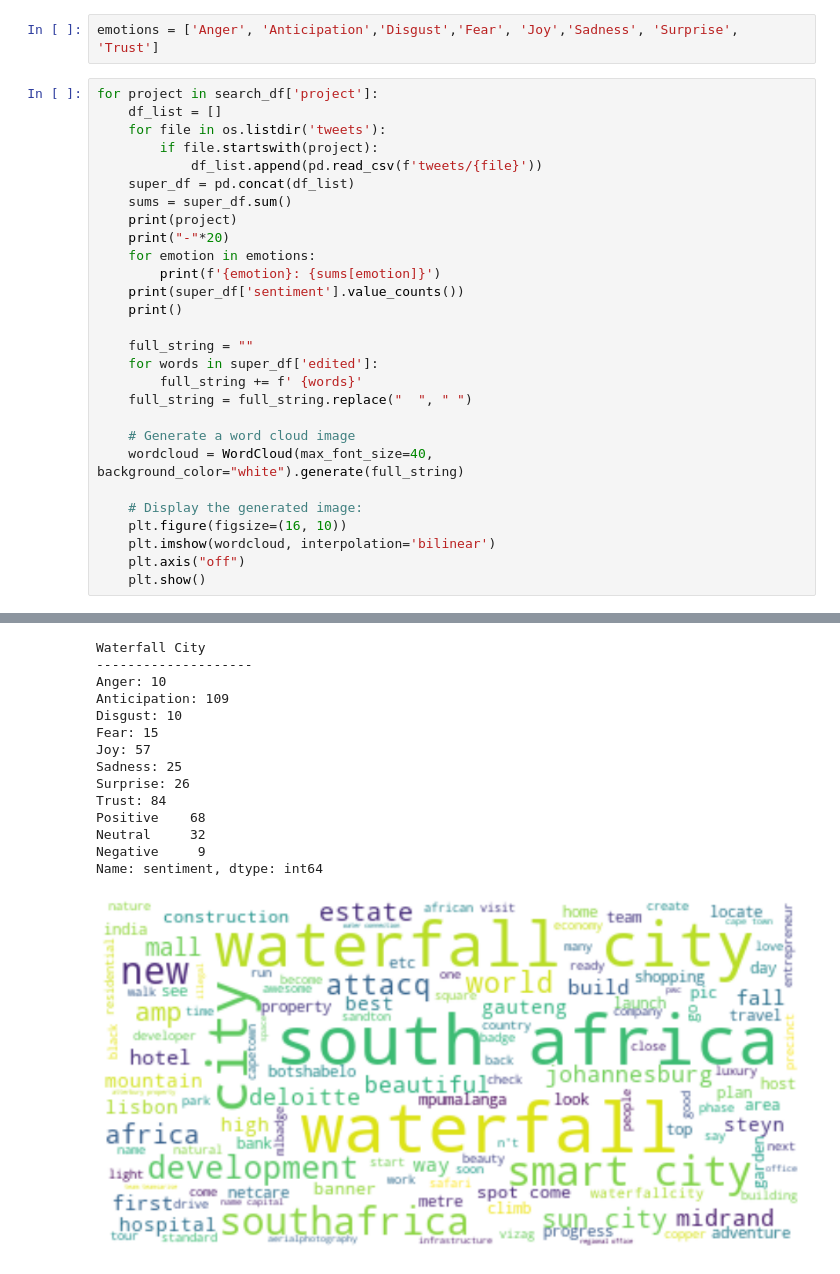
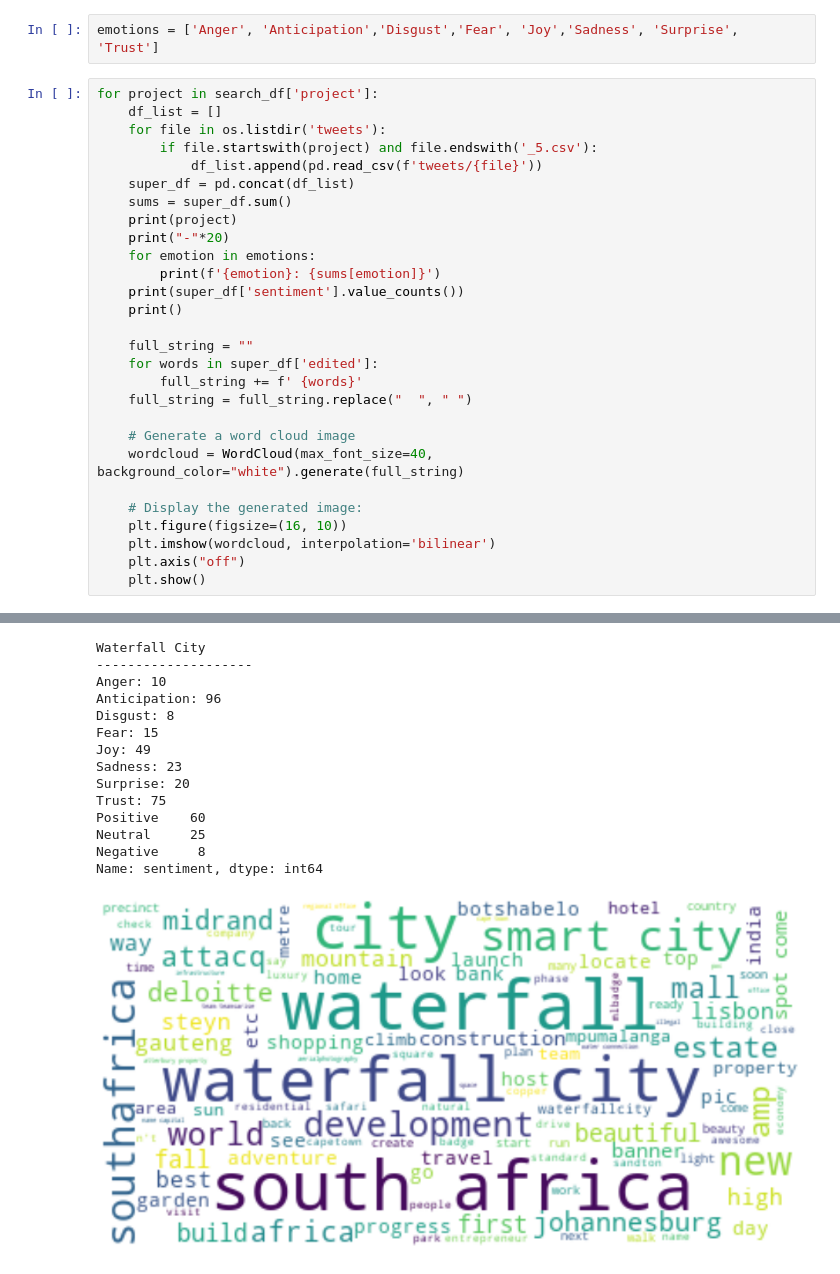
Before and after one commit to KayO-GH/smartcity-africa-sentiments, a Jupyter notebook: v3/WordCounter.ipynb, the cells around one changed output, grey strips where cells are left out. Drawn from its saved outputs; the diff is of its cells as text.

```diff
--- a/v3/WordCounter.ipynb
+++ b/v3/WordCounter.ipynb
@@ -19,7 +19,7 @@ emotions = ['Anger', 'Anticipation','Disgust','Fear', 'Joy','Sadness', 'Surprise
 for project in search_df['project']:
     df_list = []
     for file in os.listdir('tweets'):
-        if file.startswith(project):
+        if file.startswith(project) and file.endswith('_5.csv'):
             df_list.append(pd.read_csv(f'tweets/{file}'))
     super_df = pd.concat(df_list)
     sums = super_df.sum()
@@ -78,17 +77,17 @@ Name: sentiment, dtype: int64
 Waterfall City
 --------------------
 Anger: 10
-Anticipation: 109
-Disgust: 10
+Anticipation: 96
+Disgust: 8
 Fear: 15
-Joy: 57
-Sadness: 25
-Surprise: 26
-Trust: 84
-Positive    68
-Neutral     32
-Negative     9
+Joy: 49
+Sadness: 23
+Surprise: 20
+Trust: 75
+Positive    60
+Neutral     25
+Negative     8
 Name: sentiment, dtype: int64
-[figure, old version]
+[figure, new version]
 Hope city
 --------------------
```
Also changed, not shown: parts of 1 cell of this notebook.
